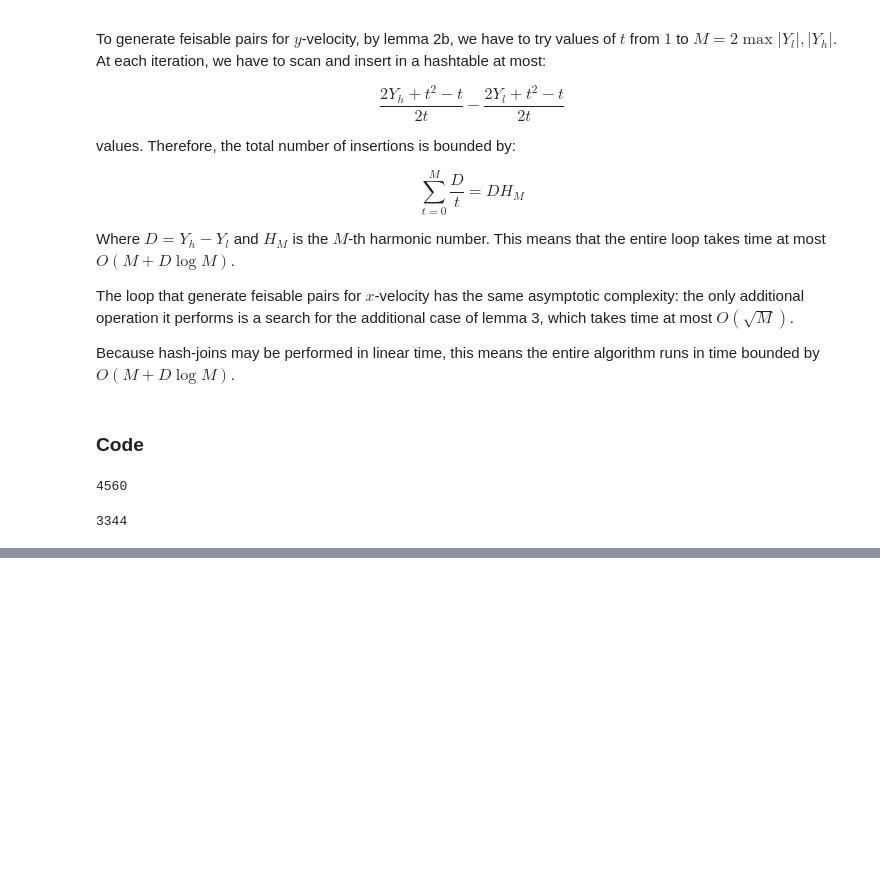
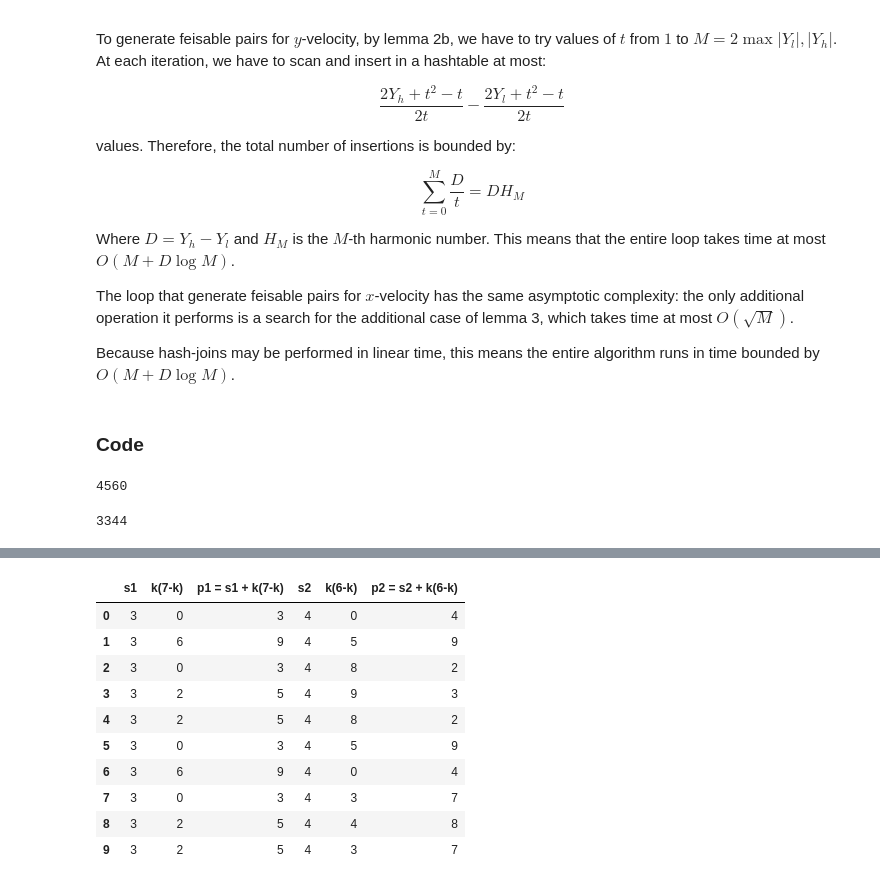
Before and after one commit to edoannunziata/advent_of_code_21, a Jupyter notebook: aoc2021.ipynb, the cells around one changed output, grey strips where cells are left out. Cells and saved outputs as stored; diff of their text form; code cells hidden in the pictures; blank space fills up the shorter version.

```diff
--- a/aoc2021.ipynb
+++ b/aoc2021.ipynb
@@ -840,12 +852,3 @@ M, folds = input_13()
 fold_along(M, *folds[0]).sum()
 # %% [output]
 666
-# %%
-M, folds = input_13()
-folded = fold_along_all(M, folds)
-sx, sy = folded.shape
-for x in range(sx):
-    s = ""
-    for y in range(sy):
-        s += "O" if folded[x, y] else " "
-    print(s)
@@ -1433,0 +1701,27 @@ len(all_solutions(xmin, xmax, ymin, ymax))
+# %%
+s1 = [3 for _ in range(10)]
+s2 = [4 for _ in range(10)]
+r1 = [(k * (7 - k)) % 10 for k in range(10)]
+r2 = [(k * (6 - k)) % 10 for k in range(10)]
+p1 = [(r + s) % 10 or 10 for r, s in zip(s1, r1)]
+p2 = [(r + s) % 10 or 10 for r, s in zip(s2, r2)]
+pd.DataFrame(data={
+    's1': s1,
+    'k(7-k)': r1,
+    'p1 = s1 + k(7-k)': p1,
+    's2': s2,
+    'k(6-k)': r2,
+    'p2 = s2 + k(6-k)': p2}
+)
+# %% [output]
+|  | s1 | k(7-k) | p1 = s1 + k(7-k) | s2 | k(6-k) | p2 = s2 + k(6-k) |
+| 0 | 3 | 0 | 3 | 4 | 0 | 4 |
+| 1 | 3 | 6 | 9 | 4 | 5 | 9 |
+| 2 | 3 | 0 | 3 | 4 | 8 | 2 |
+| 3 | 3 | 2 | 5 | 4 | 9 | 3 |
+| 4 | 3 | 2 | 5 | 4 | 8 | 2 |
+| 5 | 3 | 0 | 3 | 4 | 5 | 9 |
+| 6 | 3 | 6 | 9 | 4 | 0 | 4 |
+| 7 | 3 | 0 | 3 | 4 | 3 | 7 |
+| 8 | 3 | 2 | 5 | 4 | 4 | 8 |
+| 9 | 3 | 2 | 5 | 4 | 3 | 7 |
```
Also changed, not shown: parts of 30 cells of this notebook, 5 other files.
